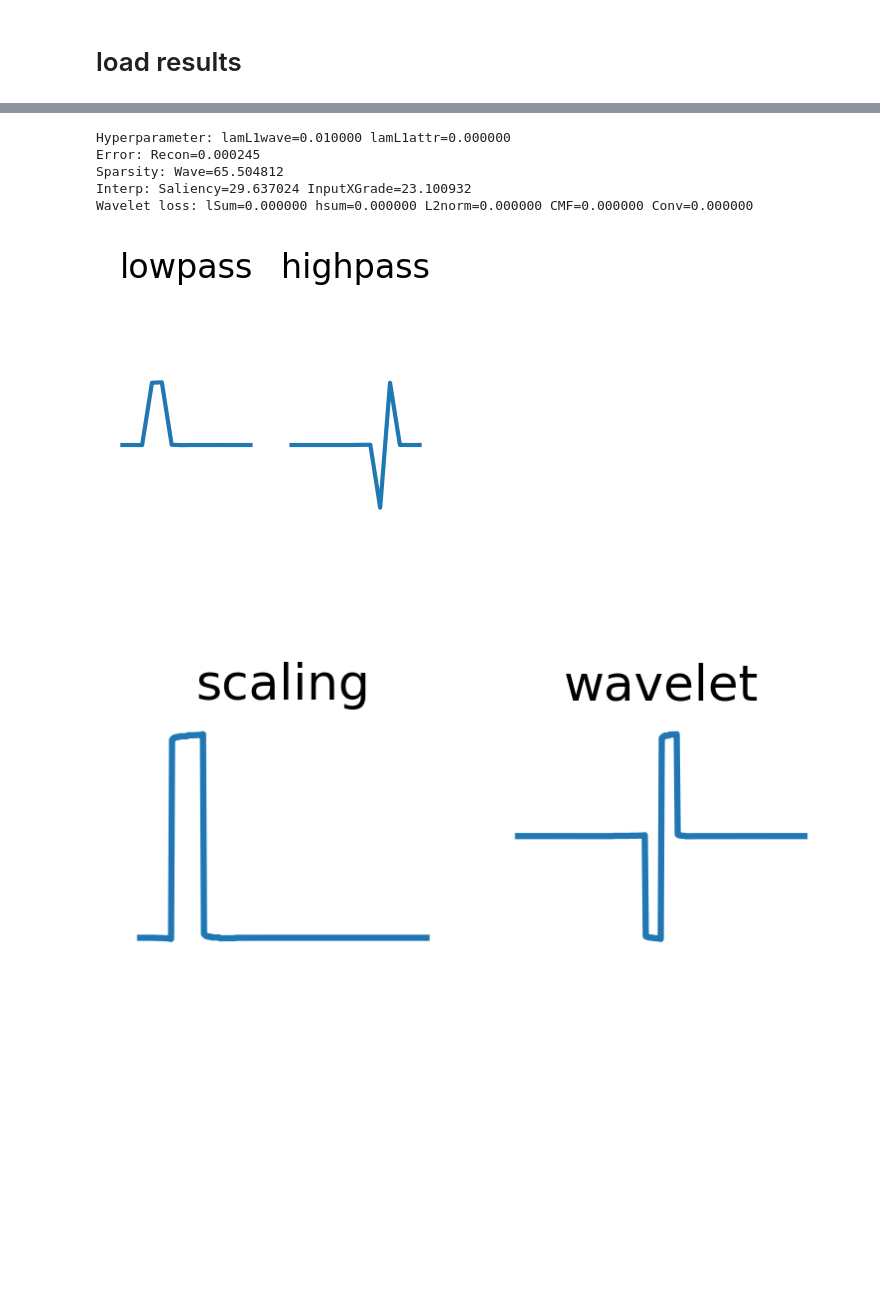
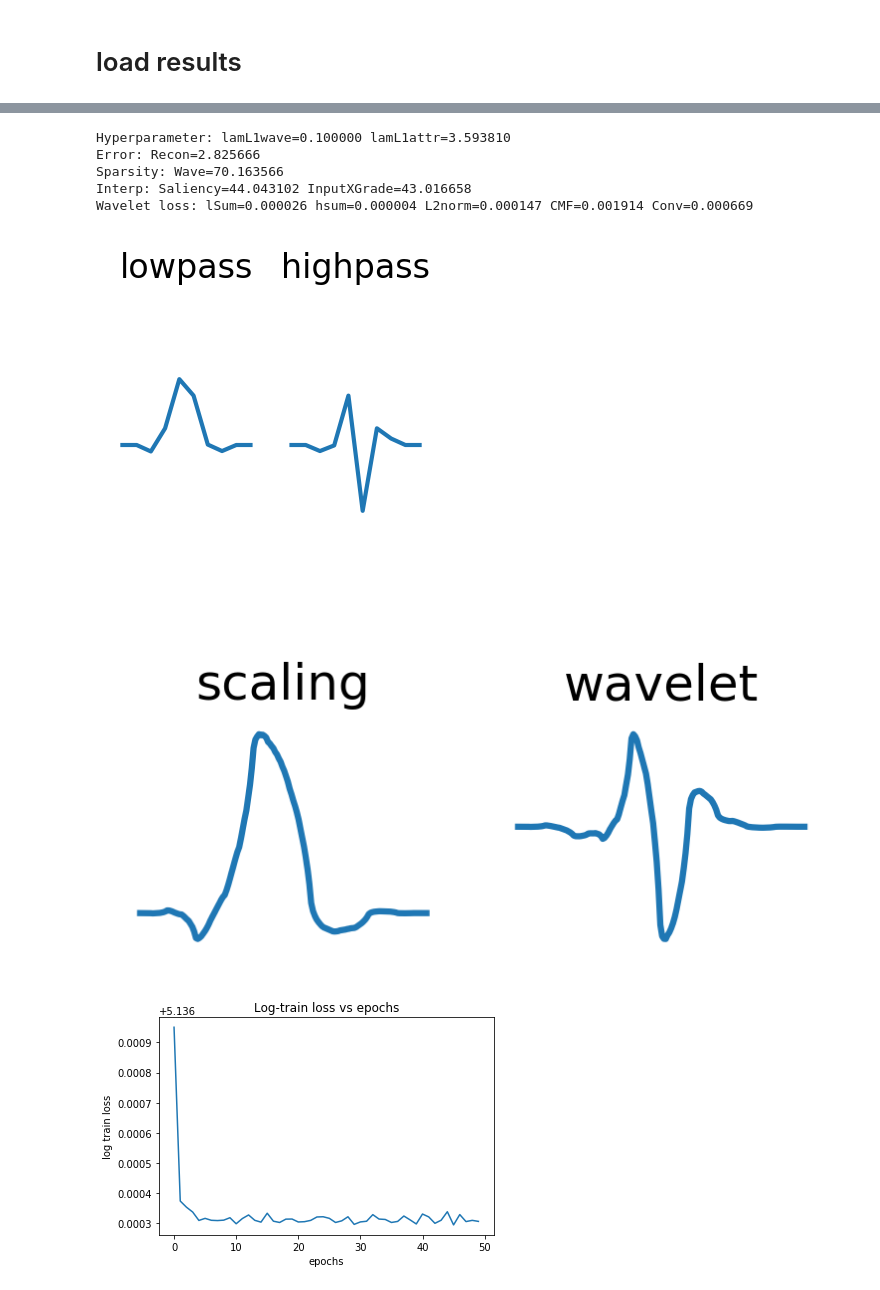
Before and after one commit to Yu-Group/adaptive-wavelets, a Jupyter notebook: notebooks/mnist/01_results.ipynb, the cells around one changed output, grey strips where cells are left out. Saved outputs shown, nothing was run; the diff lists cells and outputs as text; code cells hidden in the pictures; blank space fills up the shorter version.

```diff
--- a/notebooks/mnist/01_results.ipynb
+++ b/notebooks/mnist/01_results.ipynb
@@ -33,7 +30,8 @@ The autoreload extension is already loaded. To reload it, use:
 # %% [markdown]
 # load results
 # %%
-dirs = ["db5_saliency_warmstart_cnn_seed=1"]
+dirs = ["db3_saliency_warmstart_mode=per_cnn_seed=1",
+        "db3_saliency_warmstart_mode=per_ffn_seed=1"]
 results = []
 models = []
 for i in range(len(dirs)):
@@ -47,7 +45,7 @@ for i in range(len(dirs)):
         if fname[-3:] == 'pkl':
             results_list.append(pkl.load(open(opj(out_dir, fname), 'rb')))
         if fname[-3:] == 'pth':
-            wt = DWT2d(wave='db5', mode='zero', J=4, init_factor=1, noise_factor=0.0).to(device)
+            wt = DWT2d(wave='db3', mode='zero', J=4, init_factor=1, noise_factor=0.0).to(device)
             wt.load_state_dict(torch.load(opj(out_dir, fname)))
             models_list.append(wt)
     results.append(pd.DataFrame(results_list))
@@ -120,0 +154,31 @@ IndexError: list index out of range
+# %%
+# define indexes
+res = results[1]
+mos = models[1]
+lamL1wave = np.array(res['lamL1wave'])
+lamL1attr = np.array(res['lamL1attr'])
+lamL1wave_grid = np.unique(lamL1wave)
+lamL1attr_grid = np.unique(lamL1attr)
+
+index2o = {}
+index2t = {}
+num = 0
+for i, _ in enumerate(lamL1wave_grid):
+    for j, _ in enumerate(lamL1attr_grid):
+        loc = (lamL1wave == lamL1wave_grid[i]) & (lamL1attr == lamL1attr_grid[j])
+        if loc.sum() == 1:
+            loc = np.argwhere(loc).flatten()[0]
+            index2o[(i,j)] = loc
+            index2t[num] = (i,j)
+        num += 1
+
+R = len(lamL1wave_grid)
+C = len(lamL1attr_grid)
+psi_list = []
+wt_list = []
+for r in range(R):
+    for c in range(C):
+        wt = mos[index2o[(r,c)]]
+        wt_list.append(wt)
+        phi, psi, x = get_wavefun(wt)
+        psi_list.append(psi)
@@ -121,29 +215,36 @@ IndexError: list index out of range
 # %%
 idx1 = 2
-idx2 = 0
+idx2 = 9
 wt = mos[index2o[(idx1, idx2)]]
 filt = get_2dfilts(wt)
 phi, psi, x = get_wavefun(wt)
 
 # print
 print('Hyperparameter: lamL1wave={:.6f} lamL1attr={:.6f}'.format(res['lamL1wave'][index2o[(idx1, idx2)]], res['lamL1attr'][index2o[(idx1, idx2)]]))
 print('Error: Recon={:.6f}'.format(res['rec_loss'][index2o[(idx1, idx2)]]))
 print('Sparsity: Wave={:.6f}'.format(res['L1wave_loss'][index2o[(idx1, idx2)]]))
 print('Interp: Saliency={:.6f} InputXGrade={:.6f}'.format(res['L1saliency_loss'][index2o[(idx1, idx2)]], res['L1inputxgrad_loss'][index2o[(idx1, idx2)]]))
 print('Wavelet loss: lSum={:.6f} hsum={:.6f} L2norm={:.6f} CMF={:.6f} Conv={:.6f}'.format(res['lsum_loss'][index2o[(idx1, idx2)]],
                                                                                           res['hsum_loss'][index2o[(idx1, idx2)]],
                                                                                           res['L2norm_loss'][index2o[(idx1, idx2)]],
                                                                                           res['CMF_loss'][index2o[(idx1, idx2)]],
                                                                                           res['conv_loss'][index2o[(idx1, idx2)]]))
 
 
 plot_1dfilts(filt[0], is_title=True, figsize=(2,2))
 plot_wavefun((phi, psi, x), is_title=True, figsize=(3,1))
+
+plt.plot(np.log(res['train_losses'][index2o[(idx1, idx2)]]))
+plt.xlabel("epochs")
+plt.ylabel("log train loss")
+plt.title('Log-train loss vs epochs')
+plt.show()
 # %% [output]
-Hyperparameter: lamL1wave=0.010000 lamL1attr=0.000000
-Error: Recon=0.000245
-Sparsity: Wave=65.504812
-Interp: Saliency=29.637024 InputXGrade=23.100932
-Wavelet loss: lSum=0.000000 hsum=0.000000 L2norm=0.000000 CMF=0.000000 Conv=0.000000
+Hyperparameter: lamL1wave=0.100000 lamL1attr=3.593810
+Error: Recon=2.825666
+Sparsity: Wave=70.163566
+Interp: Saliency=44.043102 InputXGrade=43.016658
+Wavelet loss: lSum=0.000026 hsum=0.000004 L2norm=0.000147 CMF=0.001914 Conv=0.000669
-[figure, old version]
+[figure, new version]
-[figure, old version]
+[figure, new version]
+[figure, added]
```
Also changed, not shown: parts of 9 cells of this notebook, 3 other files.
